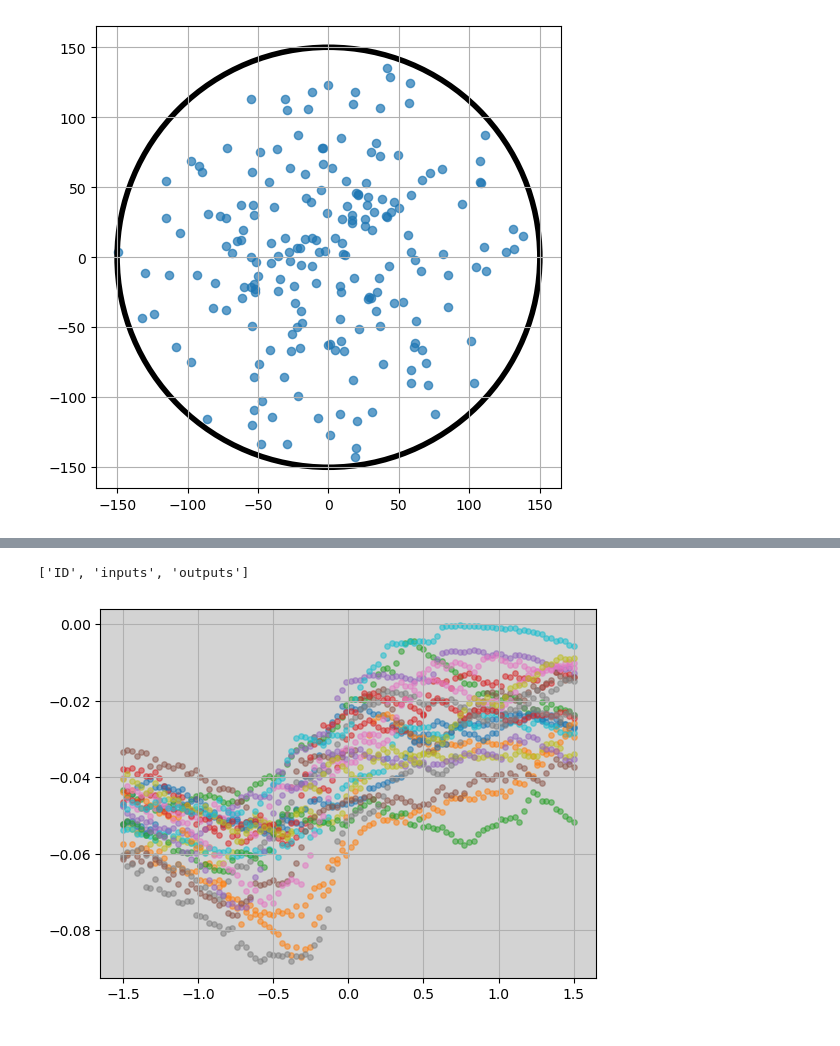
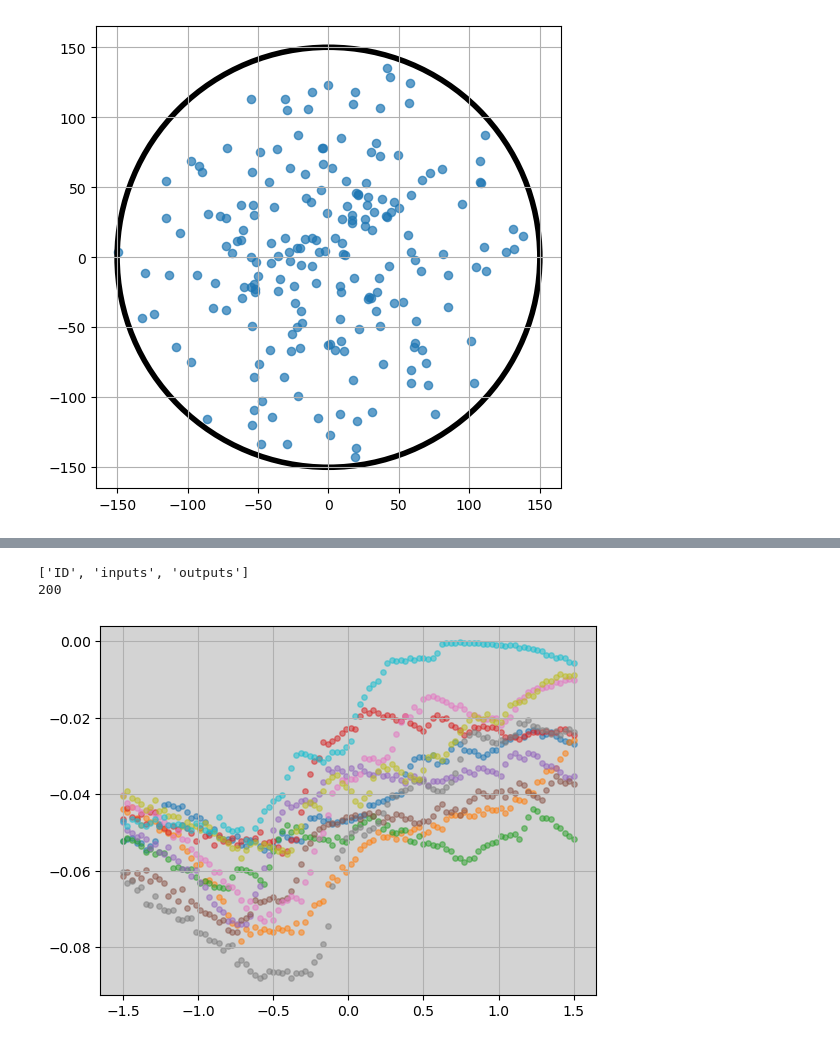
Before and after one commit to jwass1997/kmc_project, a Jupyter notebook: scripts/python_scripts/visualize.ipynb, the cells around one changed output, grey strips where cells are left out. Saved outputs shown, nothing was run; the diff lists cells and outputs as text; code cells hidden in the pictures.

```diff
--- a/scripts/python_scripts/visualize.ipynb
+++ b/scripts/python_scripts/visualize.ipynb
@@ -71,26 +71,28 @@ ax.add_patch(boundary)
 # %%
 data = np.load("../../data/batch_11000.npz")
 inputs = data["inputs"]
 
 print(data.files)
 num = len(data["outputs"][0,:])
+print(inputs.shape[0])
 
 vs = np.linspace(-1.5, 1.5, num)
 
 plot_kwargs = {
     "s": 15,
     "alpha": .5,
 }
 
 fig, ax = plt.subplots()
 
-for i in range(140, 160):
+for i in range(150, 160):
     ax.scatter(vs, data["outputs"][i, :], **plot_kwargs)
 ax.grid()
 ax.set_facecolor("lightgrey")
 # %% [output]
 ['ID', 'inputs', 'outputs']
+200
-[figure, old version]
+[figure, new version]
 # %%
 if os.path.isfile("../../configs/voltages.txt"):
     pass
```
Also changed, not shown: parts of 2 cells of this notebook, 19 other files.
